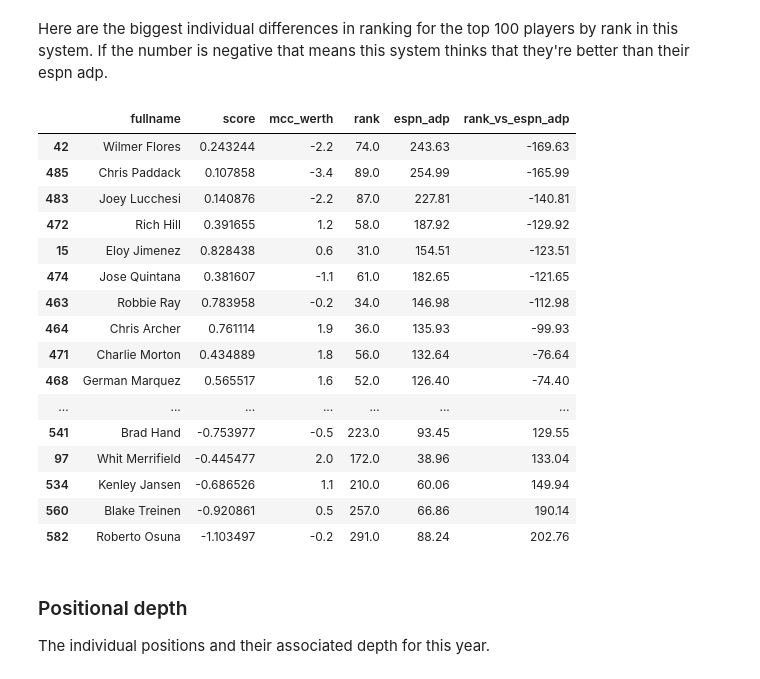
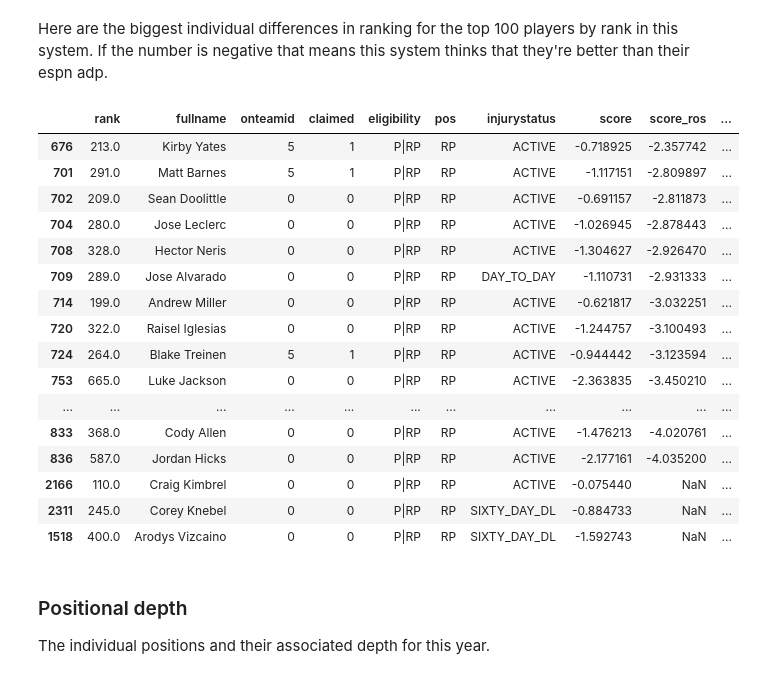
Before and after one commit to zmsy/notebooks, a Jupyter notebook: Player Z-scores.ipynb, the cells around one changed output. Drawn from its saved outputs; the diff is of its cells as text; code cells hidden in the pictures.

```diff
--- a/Player Z-scores.ipynb
+++ b/Player Z-scores.ipynb
@@ -375,27 +400,26 @@ sb.scatterplot(x="score", y="score_ros", hue="score_diff", size="score_diff",
 # %% [markdown]
 Here are the biggest individual differences in ranking for the top 100 players by rank in this system. If the number is negative that means this system thinks that they're better than their espn adp.
-# %%
-dfd['rank_vs_espn_adp'] = dfd['rank']  - dfd['espn_adp']
-dfd[((dfd['espn_adp'] < 100.0) | (dfd['rank'] < 100.0)) & (dfd['rank_vs_espn_adp'].apply(lambda x: abs(x) > 30))].sort_values(by='rank_vs_espn_adp')[
-    ['fullname', 'score', 'mcc_werth', 'rank', 'espn_adp', 'rank_vs_espn_adp']]
-# %% [output]
-|  | fullname | score | mcc_werth | rank | espn_adp | rank_vs_espn_adp |
-| 42 | Wilmer Flores | 0.243244 | -2.2 | 74.0 | 243.63 | -169.63 |
-| 485 | Chris Paddack | 0.107858 | -3.4 | 89.0 | 254.99 | -165.99 |
-| 483 | Joey Lucchesi | 0.140876 | -2.2 | 87.0 | 227.81 | -140.81 |
-| 472 | Rich Hill | 0.391655 | 1.2 | 58.0 | 187.92 | -129.92 |
-| 15 | Eloy Jimenez | 0.828438 | 0.6 | 31.0 | 154.51 | -123.51 |
-| 474 | Jose Quintana | 0.381607 | -1.1 | 61.0 | 182.65 | -121.65 |
-| 463 | Robbie Ray | 0.783958 | -0.2 | 34.0 | 146.98 | -112.98 |
-| 464 | Chris Archer | 0.761114 | 1.9 | 36.0 | 135.93 | -99.93 |
-| 471 | Charlie Morton | 0.434889 | 1.8 | 56.0 | 132.64 | -76.64 |
-| 468 | German Marquez | 0.565517 | 1.6 | 52.0 | 126.40 | -74.40 |
-| ... | ... | ... | ... | ... | ... | ... |
-| 541 | Brad Hand | -0.753977 | -0.5 | 223.0 | 93.45 | 129.55 |
-| 97 | Whit Merrifield | -0.445477 | 2.0 | 172.0 | 38.96 | 133.04 |
-| 534 | Kenley Jansen | -0.686526 | 1.1 | 210.0 | 60.06 | 149.94 |
-| 560 | Blake Treinen | -0.920861 | 0.5 | 257.0 | 66.86 | 190.14 |
-| 582 | Roberto Osuna | -1.103497 | -0.2 | 291.0 | 88.24 | 202.76 |
+# %%
+dfd[(dfd['percentowned'] > 20.0) & ((dfd['claimed'] == 0) | (dfd['onteamid'] == 5)) & (dfd['pos'] == 'RP')
+   ].sort_values(by='score_ros', ascending=False).head(100)
+# %% [output]
+|  | rank | fullname | onteamid | claimed | eligibility | pos | injurystatus | score | score_ros | ... |
+| 676 | 213.0 | Kirby Yates | 5 | 1 | P|RP | RP | ACTIVE | -0.718925 | -2.357742 | ... |
+| 701 | 291.0 | Matt Barnes | 5 | 1 | P|RP | RP | ACTIVE | -1.117151 | -2.809897 | ... |
+| 702 | 209.0 | Sean Doolittle | 0 | 0 | P|RP | RP | ACTIVE | -0.691157 | -2.811873 | ... |
+| 704 | 280.0 | Jose Leclerc | 0 | 0 | P|RP | RP | ACTIVE | -1.026945 | -2.878443 | ... |
+| 708 | 328.0 | Hector Neris | 0 | 0 | P|RP | RP | ACTIVE | -1.304627 | -2.926470 | ... |
+| 709 | 289.0 | Jose Alvarado | 0 | 0 | P|RP | RP | DAY_TO_DAY | -1.110731 | -2.931333 | ... |
+| 714 | 199.0 | Andrew Miller | 0 | 0 | P|RP | RP | ACTIVE | -0.621817 | -3.032251 | ... |
+| 720 | 322.0 | Raisel Iglesias | 0 | 0 | P|RP | RP | ACTIVE | -1.244757 | -3.100493 | ... |
+| 724 | 264.0 | Blake Treinen | 5 | 1 | P|RP | RP | ACTIVE | -0.944442 | -3.123594 | ... |
+| 753 | 665.0 | Luke Jackson | 0 | 0 | P|RP | RP | ACTIVE | -2.363835 | -3.450210 | ... |
+| ... | ... | ... | ... | ... | ... | ... | ... | ... | ... | ... |
+| 833 | 368.0 | Cody Allen | 0 | 0 | P|RP | RP | ACTIVE | -1.476213 | -4.020761 | ... |
+| 836 | 587.0 | Jordan Hicks | 0 | 0 | P|RP | RP | ACTIVE | -2.177161 | -4.035200 | ... |
+| 2166 | 110.0 | Craig Kimbrel | 0 | 0 | P|RP | RP | ACTIVE | -0.075440 | NaN | ... |
+| 2311 | 245.0 | Corey Knebel | 0 | 0 | P|RP | RP | SIXTY_DAY_DL | -0.884733 | NaN | ... |
+| 1518 | 400.0 | Arodys Vizcaino | 0 | 0 | P|RP | RP | SIXTY_DAY_DL | -1.592743 | NaN | ... |
 # %% [markdown]
 ### Positional depth
 
```
Also changed, not shown: parts of 9 cells of this notebook.
